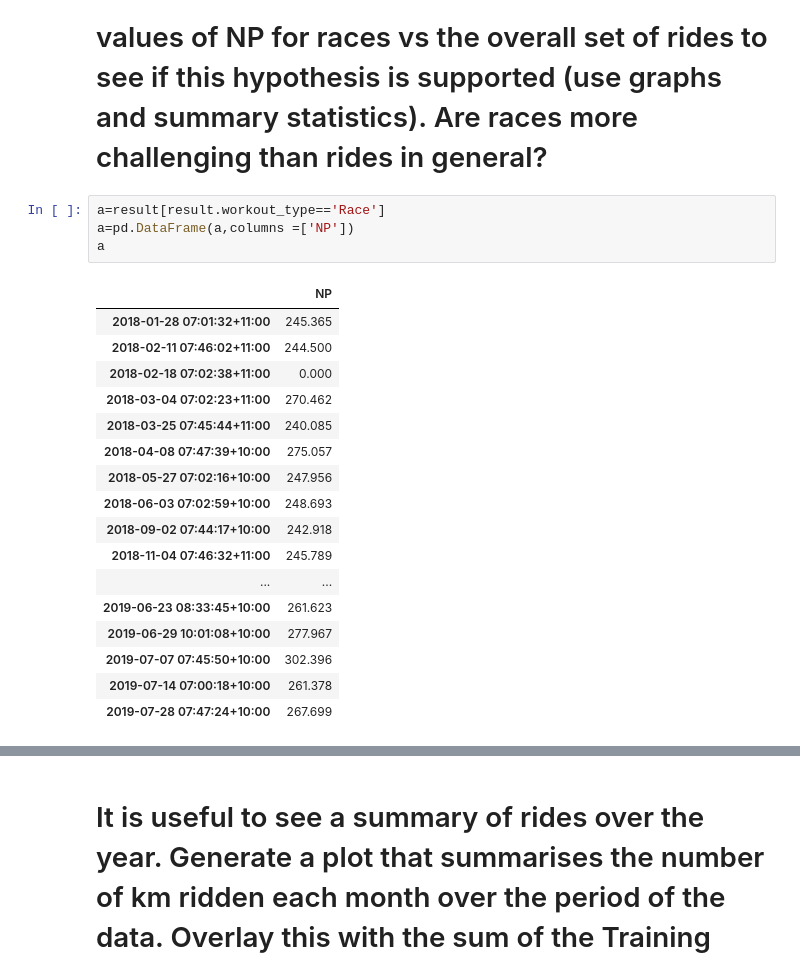
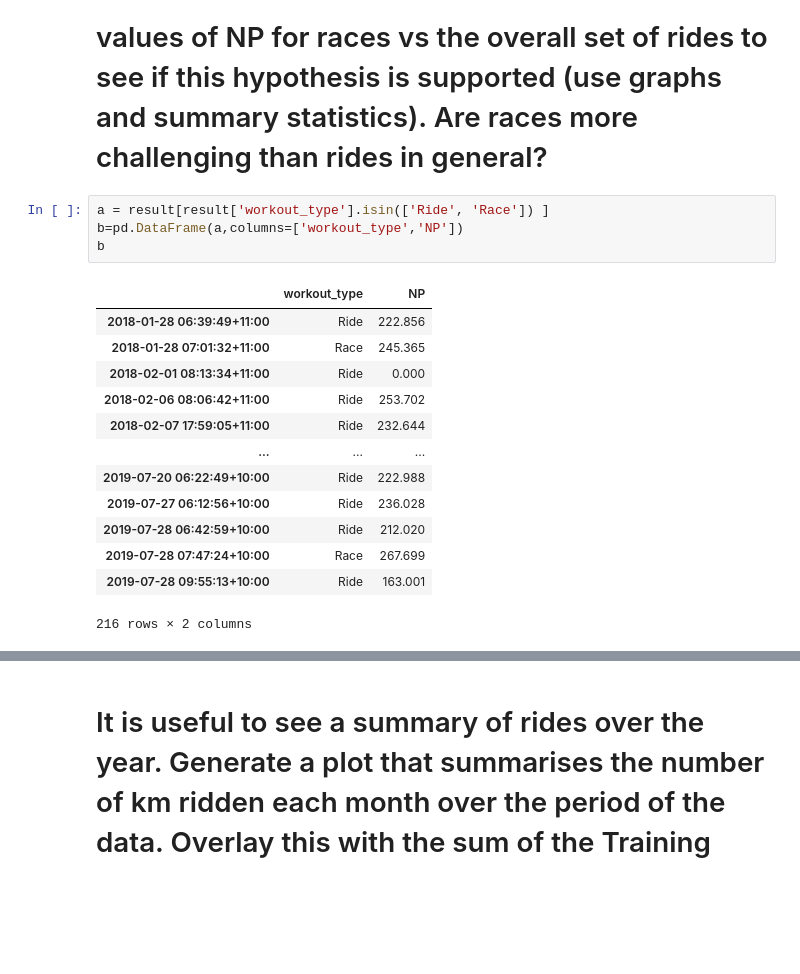
Before and after one commit to NSoni25/Portfolio_repository, a Jupyter notebook: Portfolio 1.ipynb, the cells around one changed output, grey strips where cells are left out. Cells and saved outputs as stored; diff of their text form; blank space fills up the shorter version.

```diff
--- a/Portfolio 1.ipynb
+++ b/Portfolio 1.ipynb
@@ -262,24 +274,20 @@ plt.show()
 # %% [markdown]
 # Some of the rides are designated as "Race" in the workout_type field, these are where I am racing and you might expect that these would be the most challenging rides. Normalised Power (NP) is a good measure of how hard a ride is. Explore the values of NP for races vs the overall set of rides to see if this hypothesis is supported (use graphs and summary statistics). Are races more challenging than rides in general?
 # %%
-a=result[result.workout_type=='Race']
-a=pd.DataFrame(a,columns =['NP'])
-a
+a = result[result['workout_type'].isin(['Ride', 'Race']) ]
+b=pd.DataFrame(a,columns=['workout_type','NP'])
+b
 # %% [output]
-|  | NP |
-| 2018-01-28 07:01:32+11:00 | 245.365 |
-| 2018-02-11 07:46:02+11:00 | 244.500 |
-| 2018-02-18 07:02:38+11:00 | 0.000 |
-| 2018-03-04 07:02:23+11:00 | 270.462 |
-| 2018-03-25 07:45:44+11:00 | 240.085 |
-| 2018-04-08 07:47:39+10:00 | 275.057 |
-| 2018-05-27 07:02:16+10:00 | 247.956 |
-| 2018-06-03 07:02:59+10:00 | 248.693 |
-| 2018-09-02 07:44:17+10:00 | 242.918 |
-| 2018-11-04 07:46:32+11:00 | 245.789 |
-| ... | ... |
-| 2019-06-23 08:33:45+10:00 | 261.623 |
-| 2019-06-29 10:01:08+10:00 | 277.967 |
-| 2019-07-07 07:45:50+10:00 | 302.396 |
-| 2019-07-14 07:00:18+10:00 | 261.378 |
-| 2019-07-28 07:47:24+10:00 | 267.699 |
+|  | workout_type | NP |
+| 2018-01-28 06:39:49+11:00 | Ride | 222.856 |
+| 2018-01-28 07:01:32+11:00 | Race | 245.365 |
+| 2018-02-01 08:13:34+11:00 | Ride | 0.000 |
+| 2018-02-06 08:06:42+11:00 | Ride | 253.702 |
+| 2018-02-07 17:59:05+11:00 | Ride | 232.644 |
+| ... | ... | ... |
+| 2019-07-20 06:22:49+10:00 | Ride | 222.988 |
+| 2019-07-27 06:12:56+10:00 | Ride | 236.028 |
+| 2019-07-28 06:42:59+10:00 | Ride | 212.020 |
+| 2019-07-28 07:47:24+10:00 | Race | 267.699 |
+| 2019-07-28 09:55:13+10:00 | Ride | 163.001 |
+216 rows × 2 columns
```
Also changed, not shown: parts of 17 cells of this notebook.
